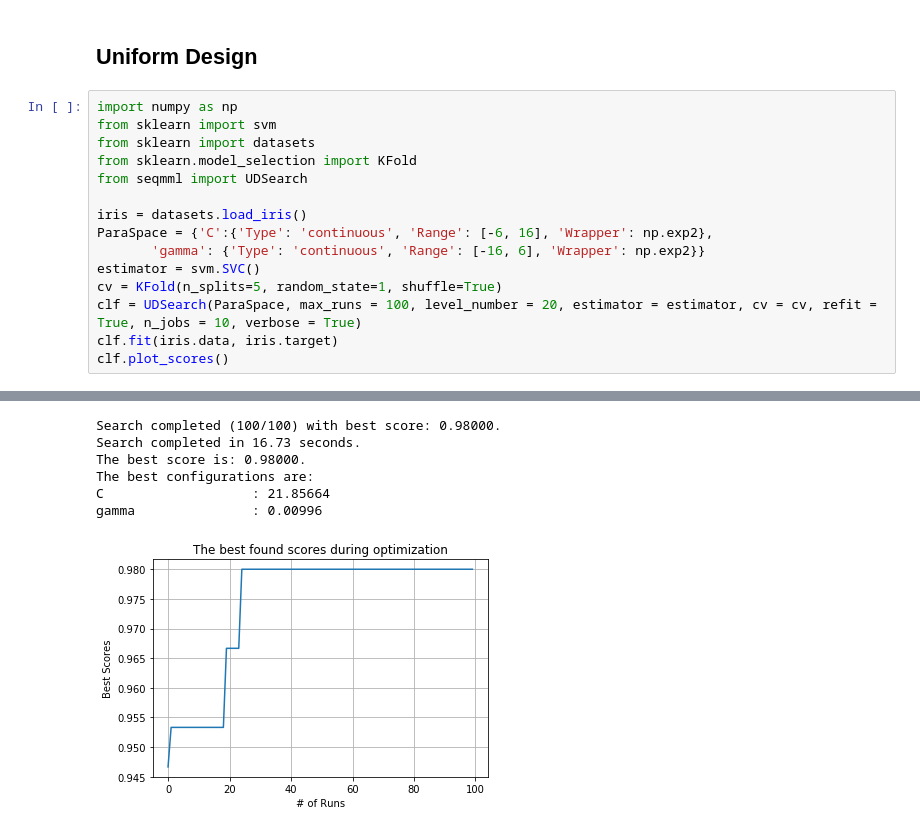
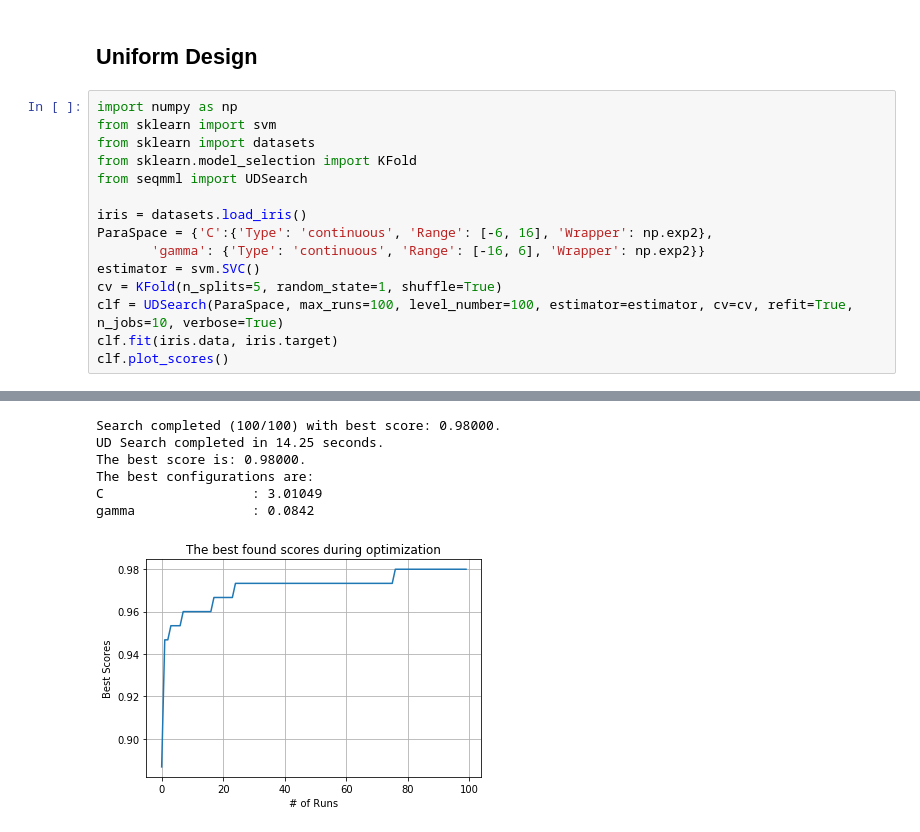
Before and after one commit to ZebinYang/SeqUD, a Jupyter notebook: examples/demo_batch_design.ipynb, the cells around one changed output, grey strips where cells are left out. Cells and saved outputs as stored; diff of their text form.

```diff
--- a/examples/demo_batch_design.ipynb
+++ b/examples/demo_batch_design.ipynb
@@ -110,24 +110,24 @@ gamma               : 0.00015
 # %%
 import numpy as np
 from sklearn import svm
 from sklearn import datasets
 from sklearn.model_selection import KFold
 from seqmml import UDSearch
 
 iris = datasets.load_iris()
 ParaSpace = {'C':{'Type': 'continuous', 'Range': [-6, 16], 'Wrapper': np.exp2},
        'gamma': {'Type': 'continuous', 'Range': [-16, 6], 'Wrapper': np.exp2}}
 estimator = svm.SVC()
 cv = KFold(n_splits=5, random_state=1, shuffle=True)
-clf = UDSearch(ParaSpace, max_runs = 100, level_number = 20, estimator = estimator, cv = cv, refit = True, n_jobs = 10, verbose = True)
+clf = UDSearch(ParaSpace, max_runs=100, level_number=100, estimator=estimator, cv=cv, refit=True, n_jobs=10, verbose=True)
 clf.fit(iris.data, iris.target)
 clf.plot_scores()
 # %% [output]
 [interactive output not drawn]
 Search completed (100/100) with best score: 0.98000.
-Search completed in 16.73 seconds.
+UD Search completed in 14.25 seconds.
 The best score is: 0.98000.
 The best configurations are:
-C                   : 21.85664
-gamma               : 0.00996
+C                   : 3.01049
+gamma               : 0.0842
-[figure, old version]
+[figure, new version]
```
Also changed, not shown: parts of 4 cells of this notebook, 15 other files.
